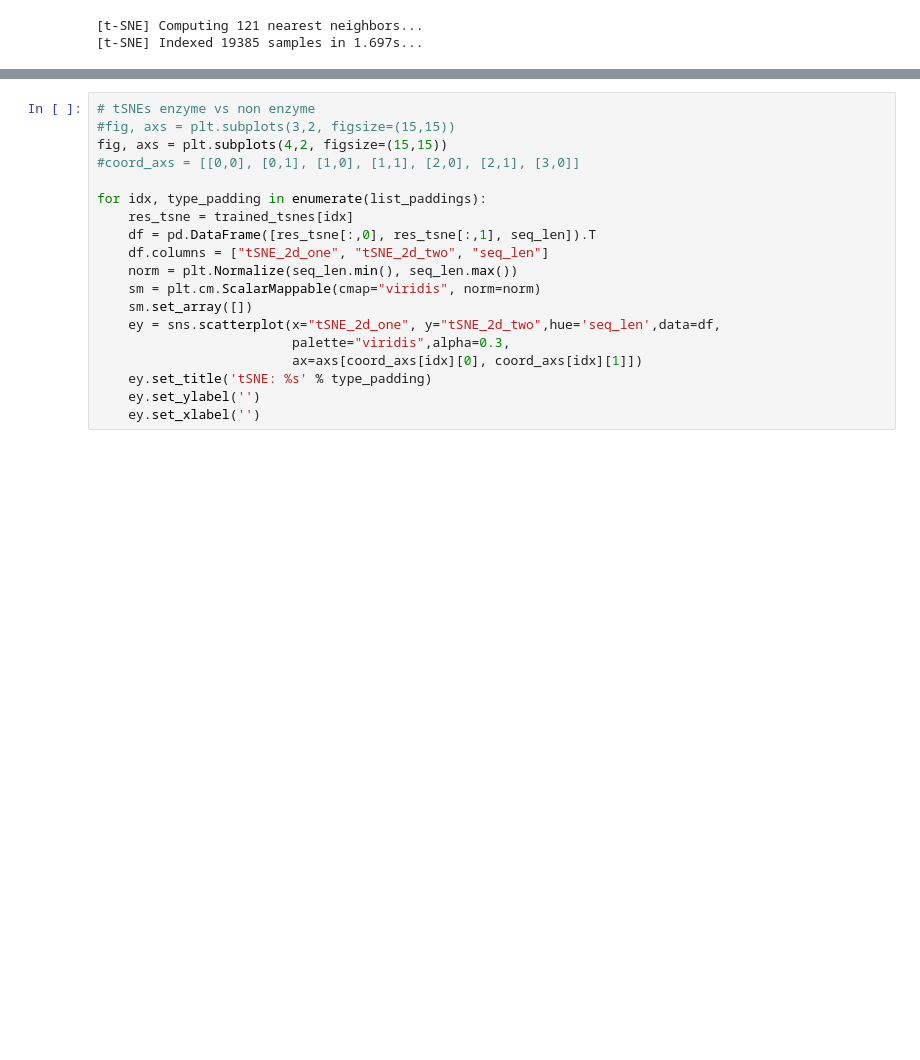
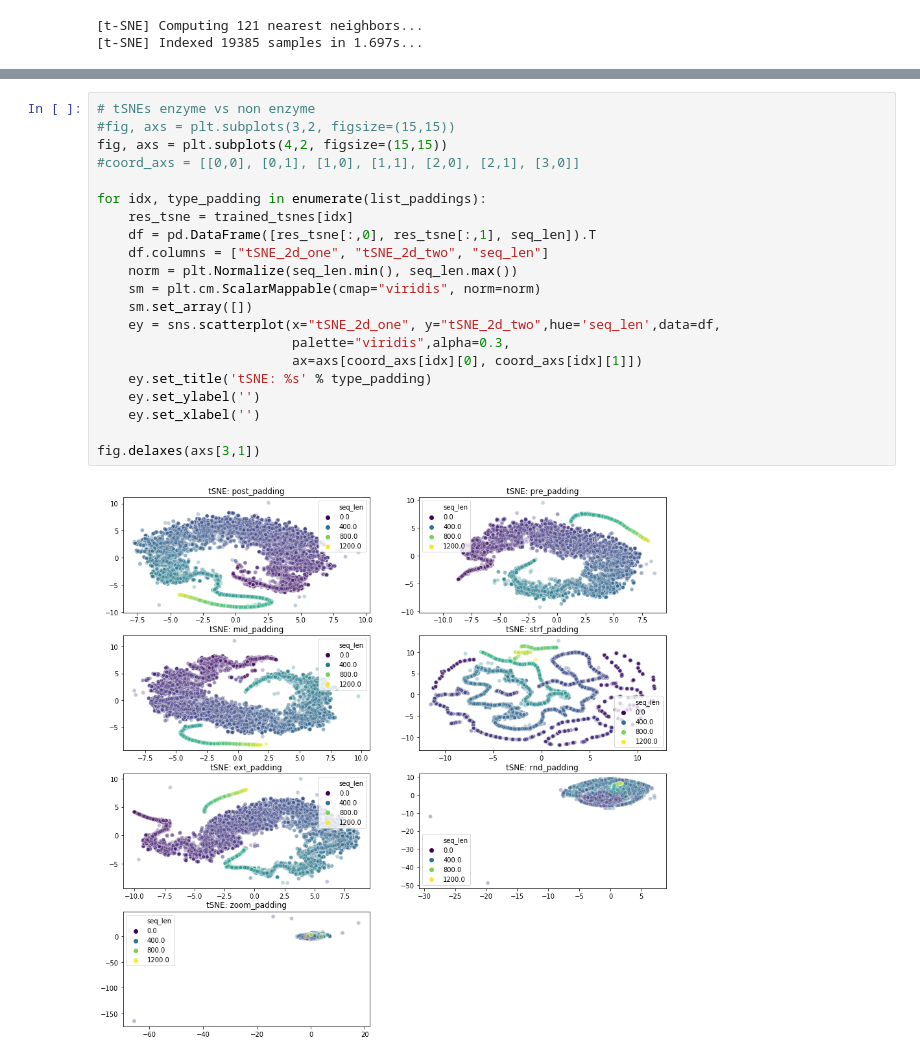
Before and after one commit to b2slab/padding_benchmark, a Jupyter notebook: notebooks/pre_statistics.ipynb, the cells around one changed output, grey strips where cells are left out. Cells and saved outputs as stored; diff of their text form; blank space fills up the shorter version.

```diff
--- a/notebooks/pre_statistics.ipynb
+++ b/notebooks/pre_statistics.ipynb
@@ -428,19 +431,23 @@ for idx, type_padding in enumerate(list_paddings):
 # %%
 # tSNEs enzyme vs non enzyme
 #fig, axs = plt.subplots(3,2, figsize=(15,15))
 fig, axs = plt.subplots(4,2, figsize=(15,15))
 #coord_axs = [[0,0], [0,1], [1,0], [1,1], [2,0], [2,1], [3,0]]
 
 for idx, type_padding in enumerate(list_paddings):
     res_tsne = trained_tsnes[idx]
     df = pd.DataFrame([res_tsne[:,0], res_tsne[:,1], seq_len]).T
     df.columns = ["tSNE_2d_one", "tSNE_2d_two", "seq_len"]
     norm = plt.Normalize(seq_len.min(), seq_len.max())
     sm = plt.cm.ScalarMappable(cmap="viridis", norm=norm)
     sm.set_array([])
     ey = sns.scatterplot(x="tSNE_2d_one", y="tSNE_2d_two",hue='seq_len',data=df,
                          palette="viridis",alpha=0.3,
                          ax=axs[coord_axs[idx][0], coord_axs[idx][1]])
     ey.set_title('tSNE: %s' % type_padding)
     ey.set_ylabel('')
     ey.set_xlabel('')
+
+fig.delaxes(axs[3,1])
+# %% [output]
+[figure, added]
```
Also changed, not shown: parts of 1 cell of this notebook, 3 other files.
